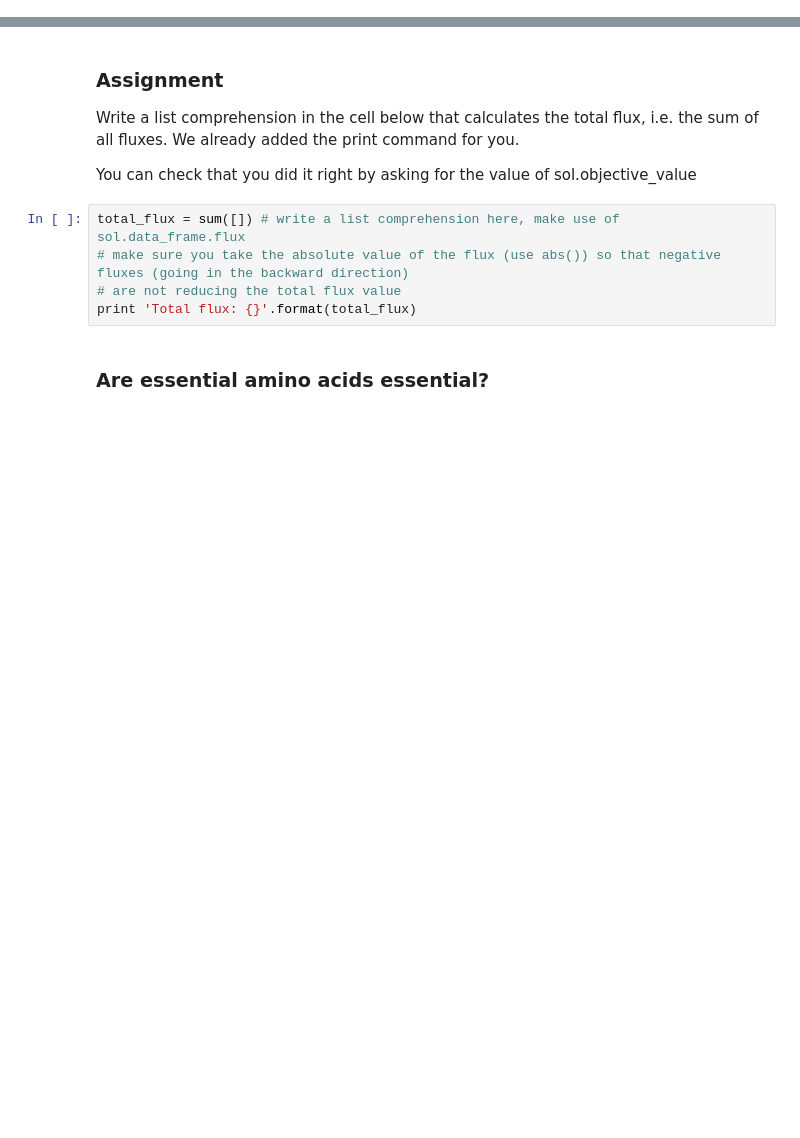
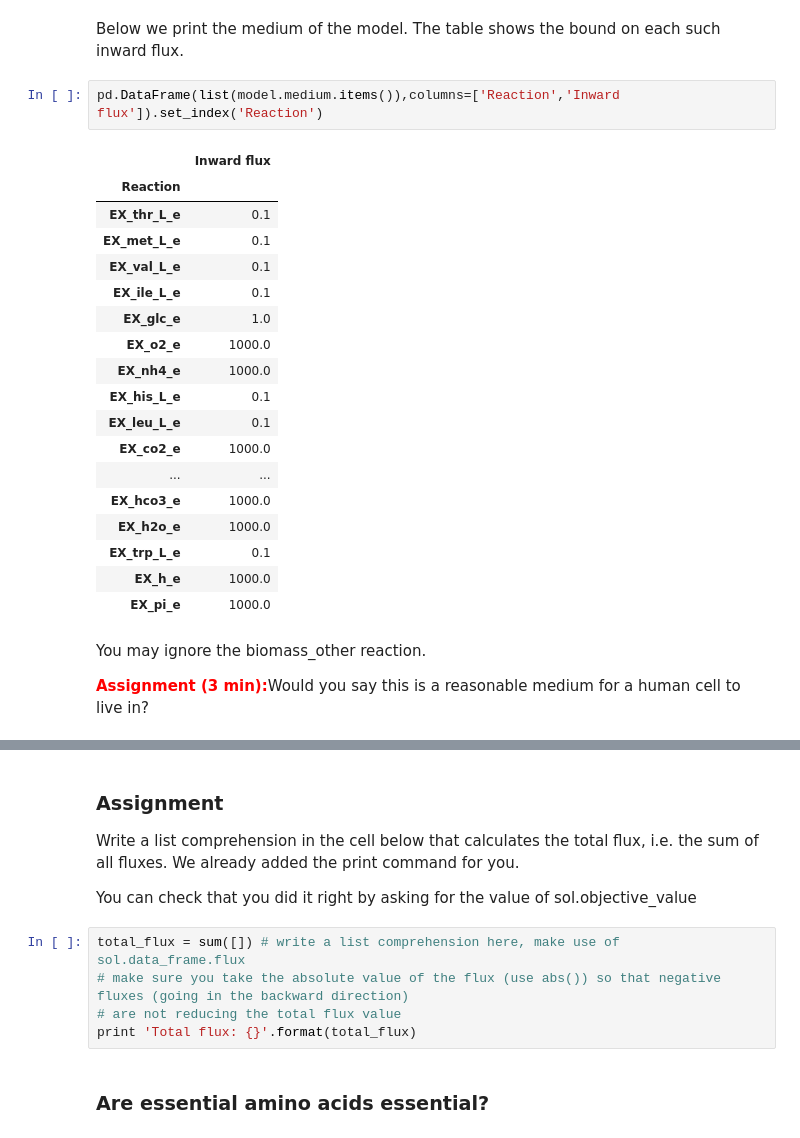
Before and after one commit to ThierryMondeel/Systems_Biology_FBA_tutorial, a Jupyter notebook: tutorials/2_introduction_to_FBA_FVA_RECON2.ipynb, the cells around one changed output, grey strips where cells are left out. Drawn from its saved outputs; the diff is of its cells as text; blank space fills up the shorter version.

```diff
--- a/tutorials/2_introduction_to_FBA_FVA_RECON2.ipynb
+++ b/tutorials/2_introduction_to_FBA_FVA_RECON2.ipynb
@@ -60,0 +303,27 @@ Try to print in the cell below all the reactions (not just their names but their
+# %% [markdown]
+Below we print the medium of the model. The table shows the bound on each such inward flux.
+# %%
+pd.DataFrame(list(model.medium.items()),columns=['Reaction','Inward flux']).set_index('Reaction')
+# %% [output]
+|  | Inward flux |
+| Reaction |  |
+| EX_thr_L_e | 0.1 |
+| EX_met_L_e | 0.1 |
+| EX_val_L_e | 0.1 |
+| EX_ile_L_e | 0.1 |
+| EX_glc_e | 1.0 |
+| EX_o2_e | 1000.0 |
+| EX_nh4_e | 1000.0 |
+| EX_his_L_e | 0.1 |
+| EX_leu_L_e | 0.1 |
+| EX_co2_e | 1000.0 |
+| ... | ... |
+| EX_hco3_e | 1000.0 |
+| EX_h2o_e | 1000.0 |
+| EX_trp_L_e | 0.1 |
+| EX_h_e | 1000.0 |
+| EX_pi_e | 1000.0 |
+# %% [markdown]
+You may ignore the biomass_other reaction.
+
+<span style="color:red">**Assignment (3 min):**</span>Would you say this is a reasonable medium for a human cell to live in?
```
Also changed, not shown: parts of 91 cells of this notebook, 13 other files.
